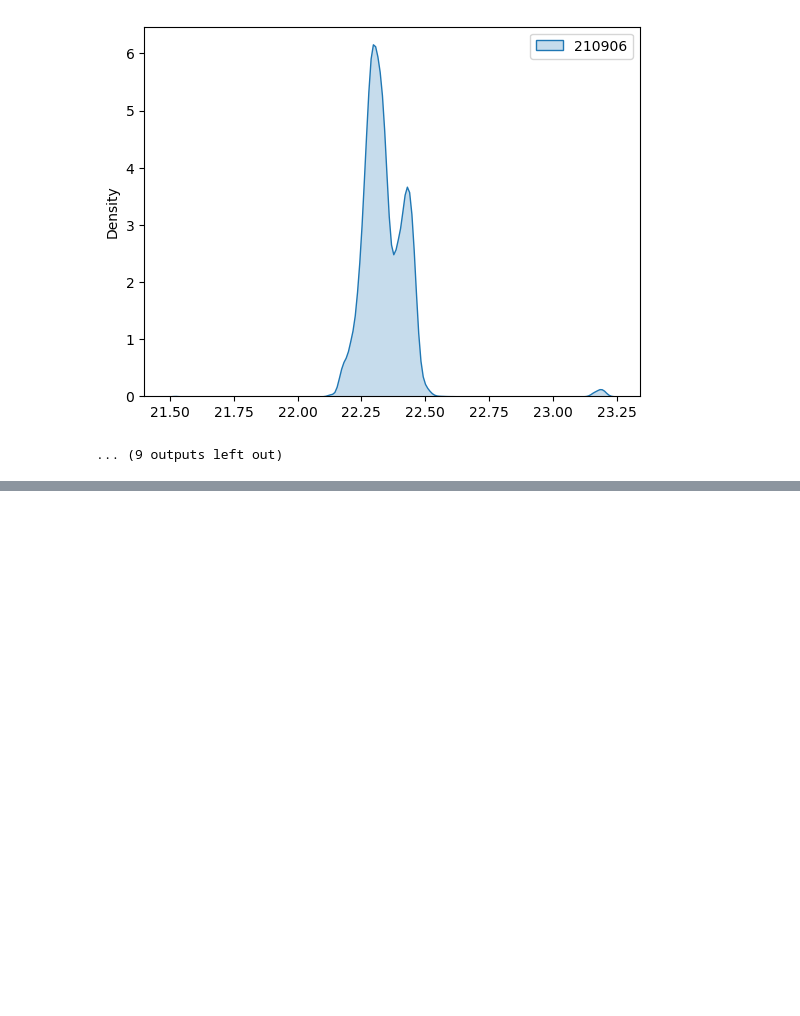
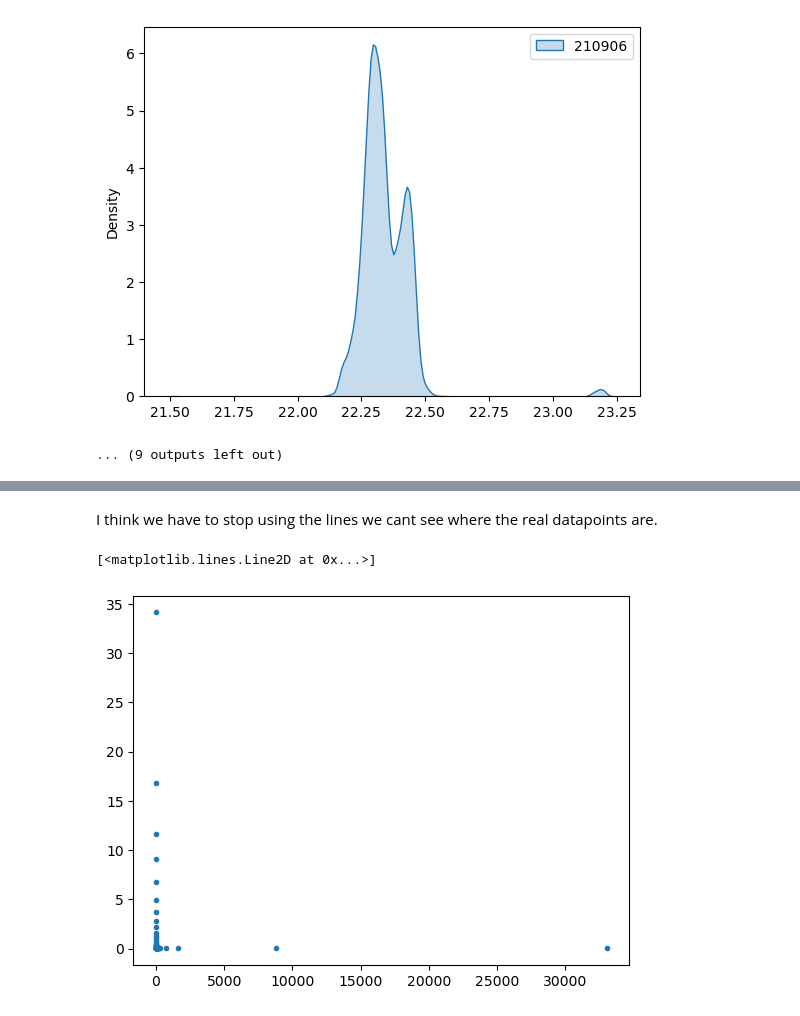
Before and after one commit to HenrietteRilling/Masterthesis, a Jupyter notebook: Exploring data distribution.ipynb, the cells around one changed output, grey strips where cells are left out. Cells and saved outputs as stored; diff of their text form; code cells hidden in the pictures; blank space fills up the shorter version.

```diff
--- a/Exploring data distribution.ipynb
+++ b/Exploring data distribution.ipynb
@@ -98,0 +166,8 @@ for col in WL.columns:
+# %% [markdown]
+I think we have to stop using the lines we cant see where the real datapoints are.
+# %%
+plt.figure()
+plt.plot(gap_freq['Gap Length (hours)'], gap_freq['Relative Frequency'], linestyle='', marker='.')
+# %% [output]
+[<matplotlib.lines.Line2D at 0x...>]
+[figure, added]
```
Also changed, not shown: parts of 16 cells of this notebook.
